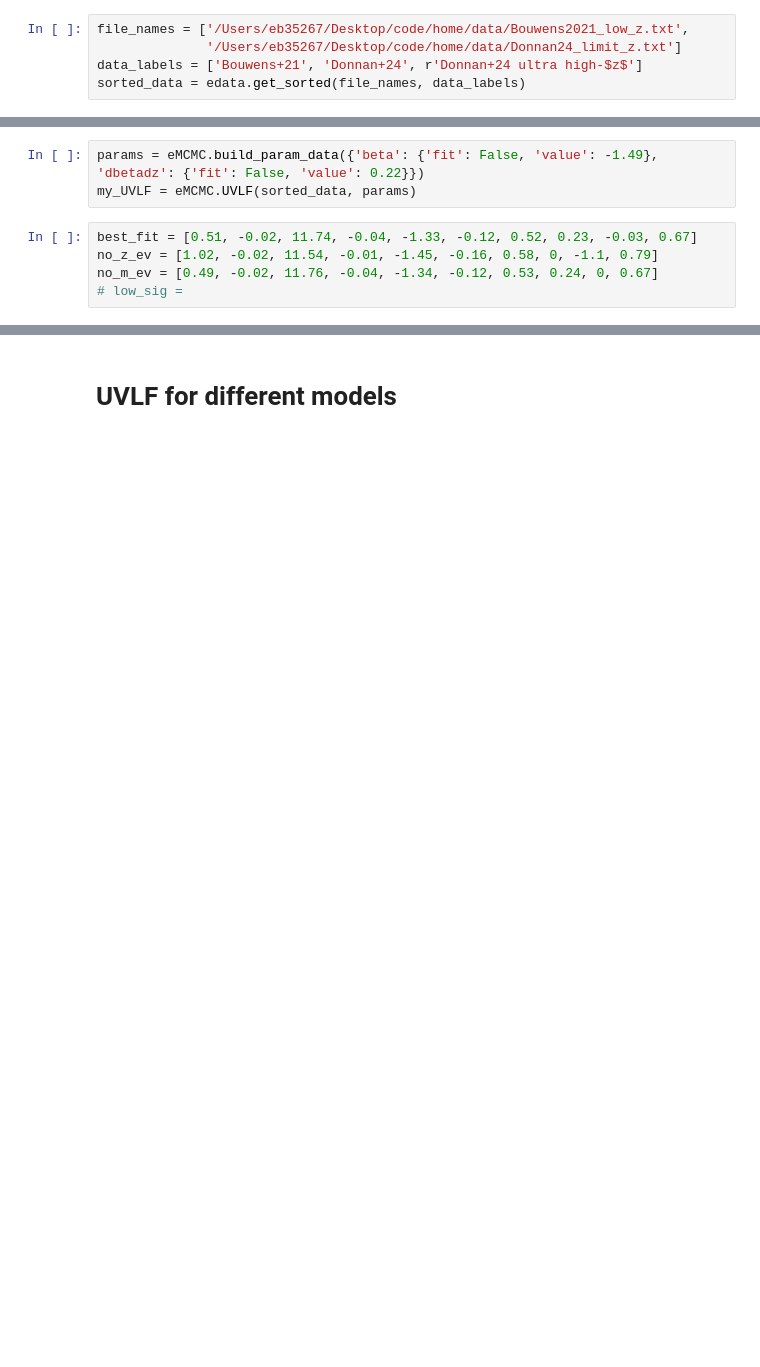
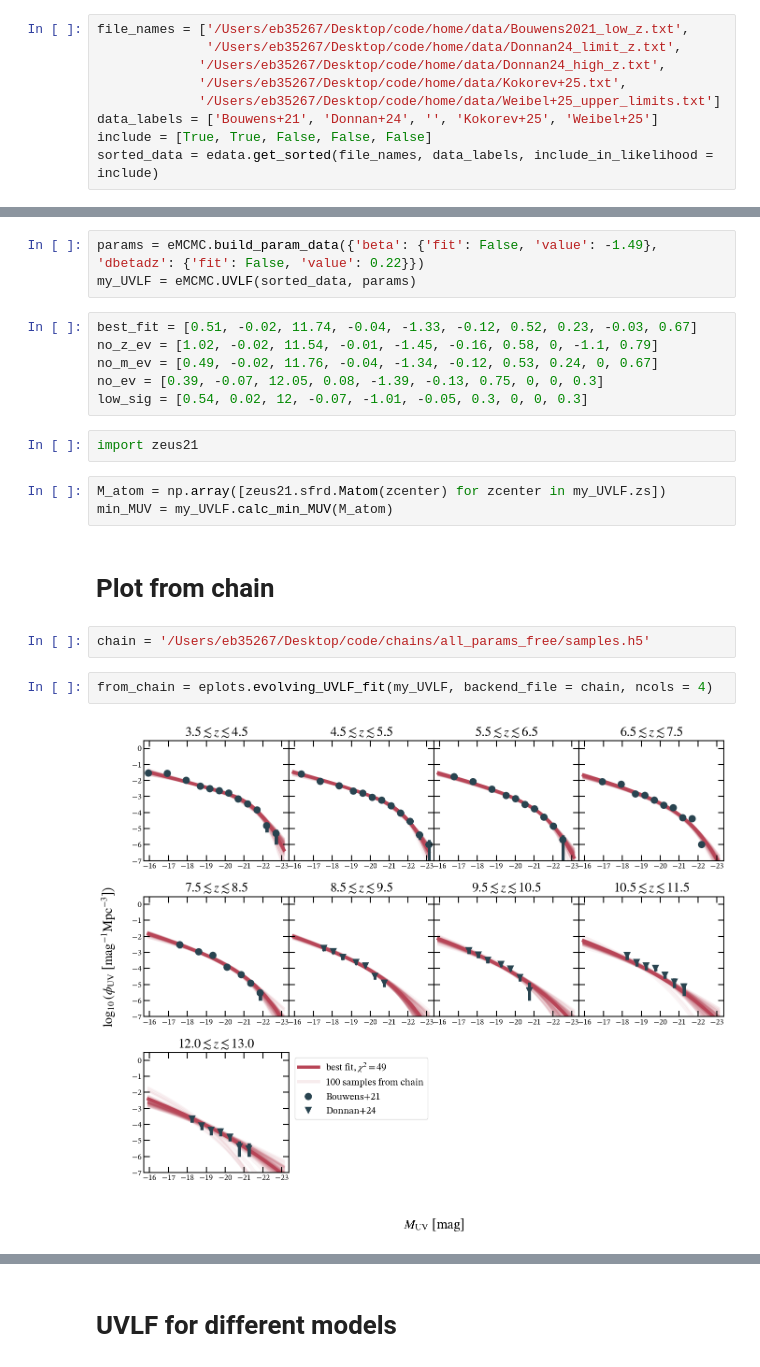
Before and after one commit to ebregou/modeling_stochasticity, a Jupyter notebook: notebooks/make_polished_plots/qual_draft.ipynb, the cells around one changed output, grey strips where cells are left out. Drawn from its saved outputs; the diff is of its cells as text; blank space fills up the shorter version.

```diff
--- a/notebooks/make_polished_plots/qual_draft.ipynb
+++ b/notebooks/make_polished_plots/qual_draft.ipynb
@@ -4,6 +4,10 @@ from escripts import eMCMC
 from escripts import edata
 # %%
 file_names = ['/Users/eb35267/Desktop/code/home/data/Bouwens2021_low_z.txt',
-              '/Users/eb35267/Desktop/code/home/data/Donnan24_limit_z.txt']
-data_labels = ['Bouwens+21', 'Donnan+24', r'Donnan+24 ultra high-$z$']
-sorted_data = edata.get_sorted(file_names, data_labels)
+              '/Users/eb35267/Desktop/code/home/data/Donnan24_limit_z.txt',
+             '/Users/eb35267/Desktop/code/home/data/Donnan24_high_z.txt',
+             '/Users/eb35267/Desktop/code/home/data/Kokorev+25.txt',
+             '/Users/eb35267/Desktop/code/home/data/Weibel+25_upper_limits.txt']
+data_labels = ['Bouwens+21', 'Donnan+24', '', 'Kokorev+25', 'Weibel+25']
+include = [True, True, False, False, False]
+sorted_data = edata.get_sorted(file_names, data_labels, include_in_likelihood = include)
@@ -14,4 +22,18 @@ my_UVLF = eMCMC.UVLF(sorted_data, params)
 best_fit = [0.51, -0.02, 11.74, -0.04, -1.33, -0.12, 0.52, 0.23, -0.03, 0.67]
 no_z_ev = [1.02, -0.02, 11.54, -0.01, -1.45, -0.16, 0.58, 0, -1.1, 0.79]
 no_m_ev = [0.49, -0.02, 11.76, -0.04, -1.34, -0.12, 0.53, 0.24, 0, 0.67]
-# low_sig =
+no_ev = [0.39, -0.07, 12.05, 0.08, -1.39, -0.13, 0.75, 0, 0, 0.3]
+low_sig = [0.54, 0.02, 12, -0.07, -1.01, -0.05, 0.3, 0, 0, 0.3]
+# %%
+import zeus21
+# %%
+M_atom = np.array([zeus21.sfrd.Matom(zcenter) for zcenter in my_UVLF.zs])
+min_MUV = my_UVLF.calc_min_MUV(M_atom)
+# %% [markdown]
+# Plot from chain
+# %%
+chain = '/Users/eb35267/Desktop/code/chains/all_params_free/samples.h5'
+# %%
+from_chain = eplots.evolving_UVLF_fit(my_UVLF, backend_file = chain, ncols = 4)
+# %% [output]
+[figure, added]
```
Also changed, not shown: parts of 31 cells of this notebook, 17 other files.
